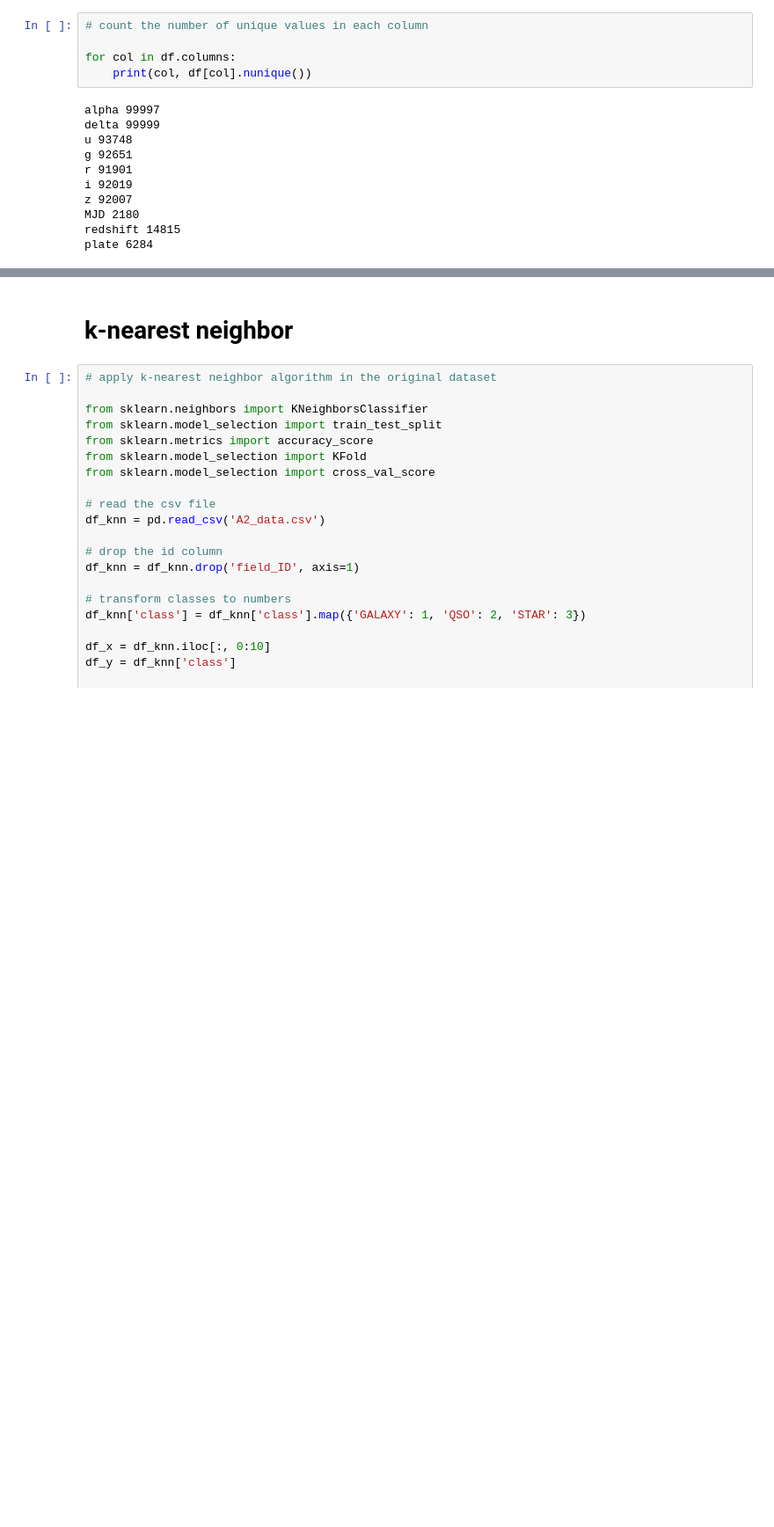
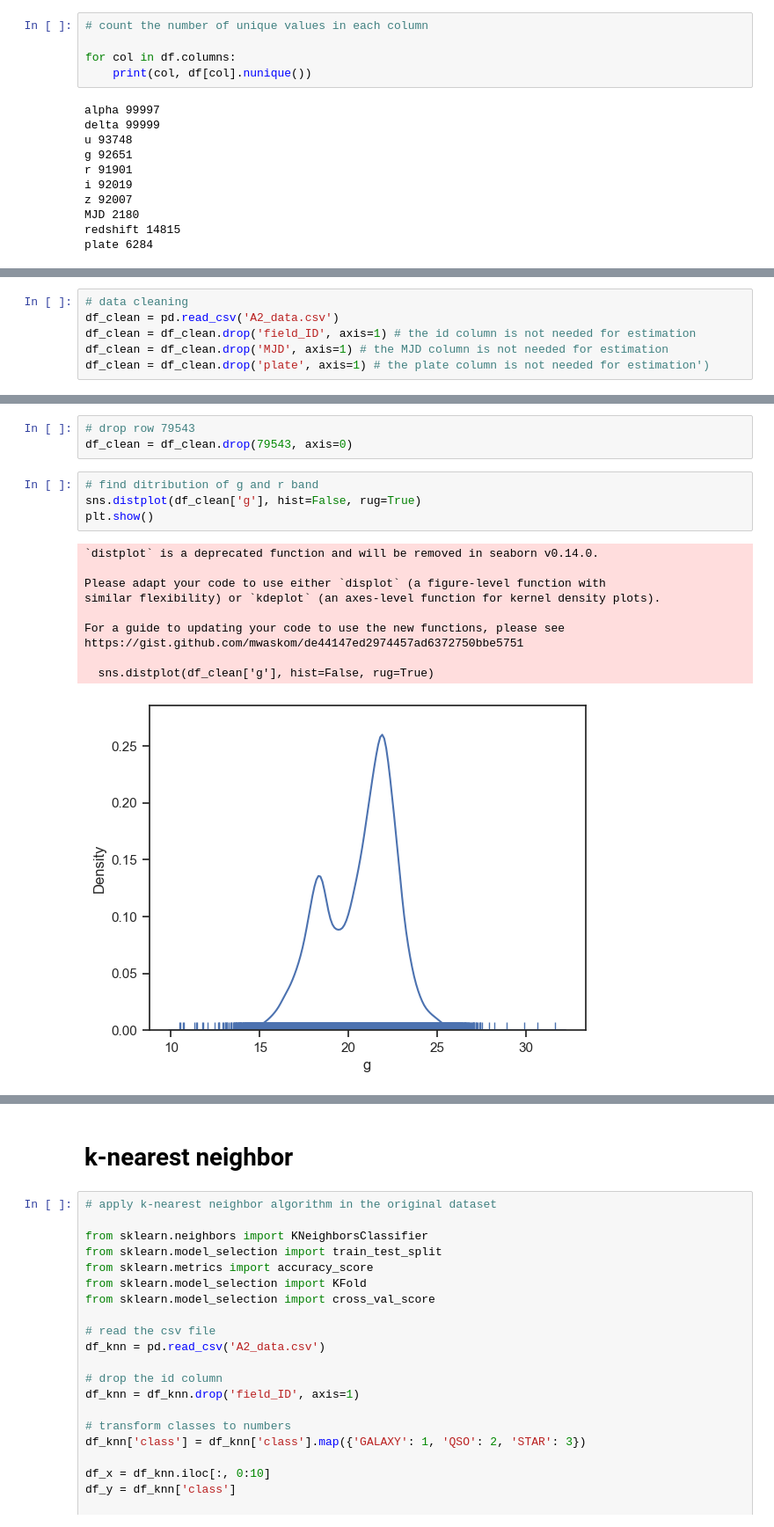
Before and after one commit to MaximosMp/IML_A2, a Jupyter notebook: IML_A2/dimensionality_reduction_a2.ipynb, the cells around one changed output, grey strips where cells are left out. Shown at 88% size. Saved outputs shown, nothing was run; the diff lists cells and outputs as text; blank space fills up the shorter version.

```diff
--- a/IML_A2/dimensionality_reduction_a2.ipynb
+++ b/IML_A2/dimensionality_reduction_a2.ipynb
@@ -40,0 +43,6 @@ plate 6284
+# %%
+# data cleaning
+df_clean = pd.read_csv('A2_data.csv')
+df_clean = df_clean.drop('field_ID', axis=1) # the id column is not needed for estimation
+df_clean = df_clean.drop('MJD', axis=1) # the MJD column is not needed for estimation
+df_clean = df_clean.drop('plate', axis=1) # the plate column is not needed for estimation')
@@ -40,0 +87,18 @@ plate 6284
+# %%
+# drop row 79543
+df_clean = df_clean.drop(79543, axis=0)
+# %%
+# find ditribution of g and r band
+sns.distplot(df_clean['g'], hist=False, rug=True)
+plt.show()
+# %% [output]
+`distplot` is a deprecated function and will be removed in seaborn v0.14.0.
+
+Please adapt your code to use either `displot` (a figure-level function with
+similar flexibility) or `kdeplot` (an axes-level function for kernel density plots).
+
+For a guide to updating your code to use the new functions, please see
+https://gist.github.com/mwaskom/de44147ed2974457ad6372750bbe5751
+
+  sns.distplot(df_clean['g'], hist=False, rug=True)
+[figure, added]
```
Also changed, not shown: parts of 9 cells of this notebook.
